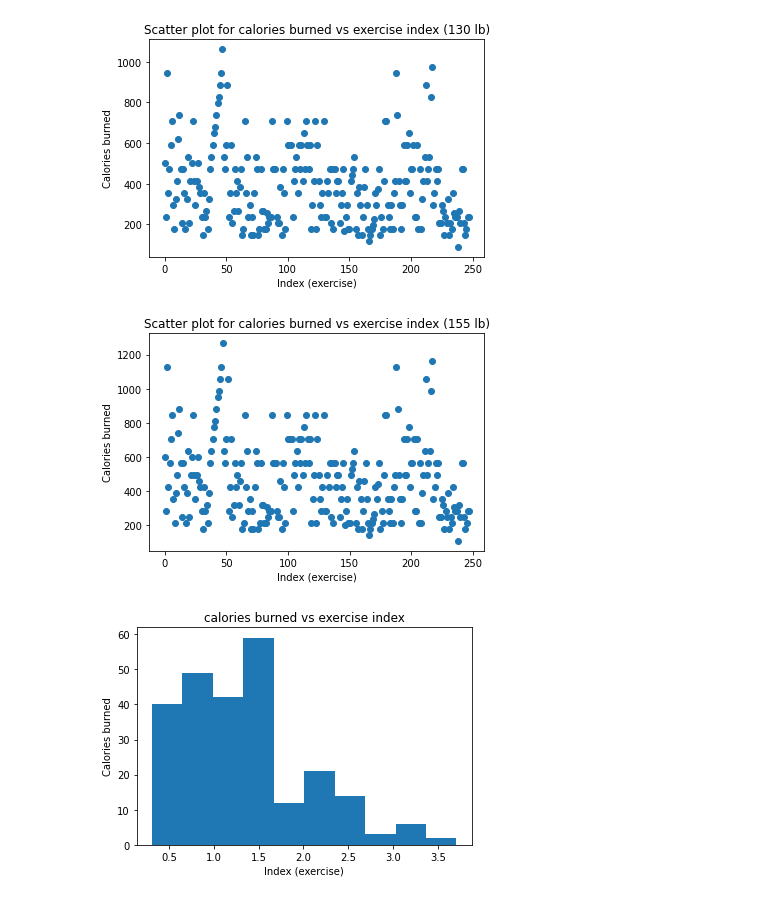
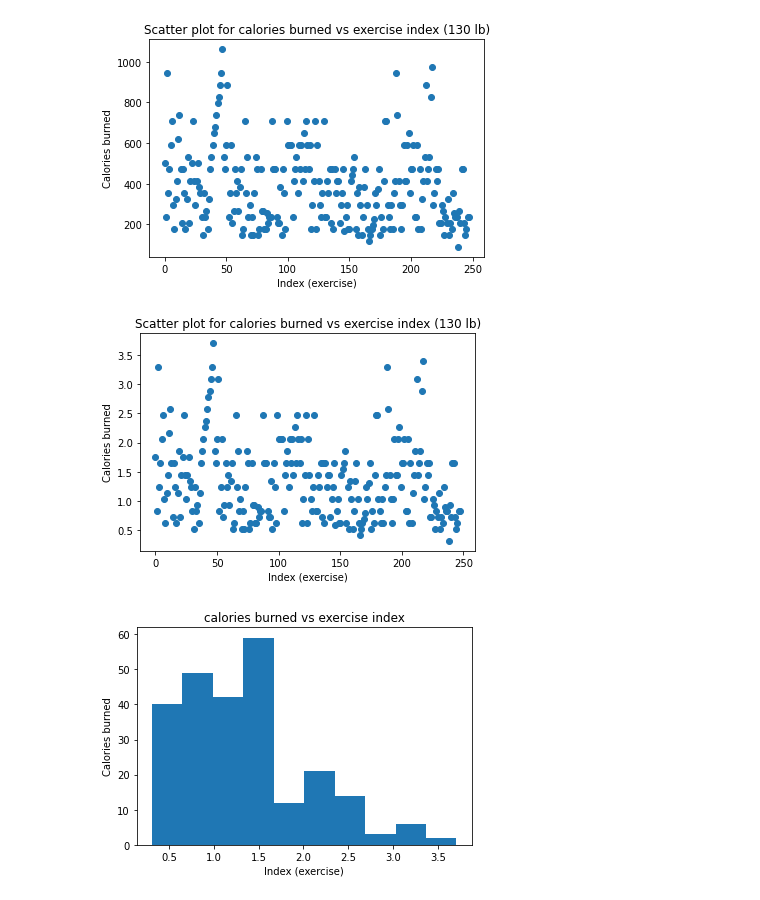
Before and after one commit to deartc/FitBitLit, a Jupyter notebook: kagglefitbit.ipynb, the cells around one changed output. Drawn from its saved outputs; the diff is of its cells as text; code cells hidden in the pictures.

```diff
--- a/kagglefitbit.ipynb
+++ b/kagglefitbit.ipynb
@@ -112,13 +112,13 @@ plt.show()
 # %% [output]
 [figure]
 # %%
-plt.scatter(df.index, df["155 lb"])
+plt.scatter(df.index, df["Calories per kg"])
 plt.xlabel("Index (exercise)")
 plt.ylabel("Calories burned")
-plt.title("Scatter plot for calories burned vs exercise index (155 lb)")
+plt.title("Scatter plot for calories burned vs exercise index (130 lb)")
 plt.show()
 # %% [output]
-[figure, old version]
+[figure, new version]
 # %%
 df["Calories per kg"].plot(kind = 'hist')
 plt.xlabel("Index (exercise)")
```
Also changed, not shown: parts of 1 cell of this notebook.
